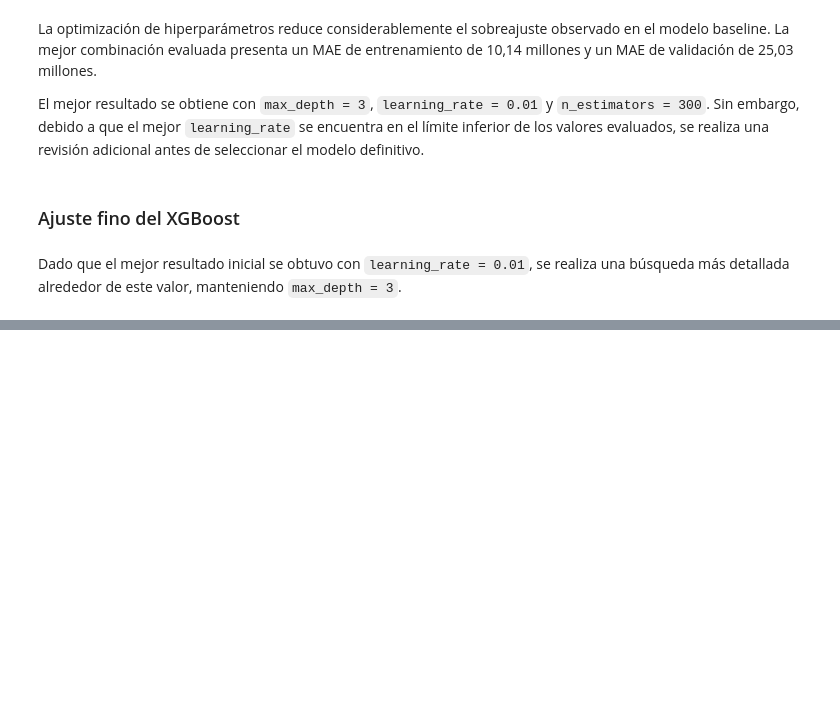
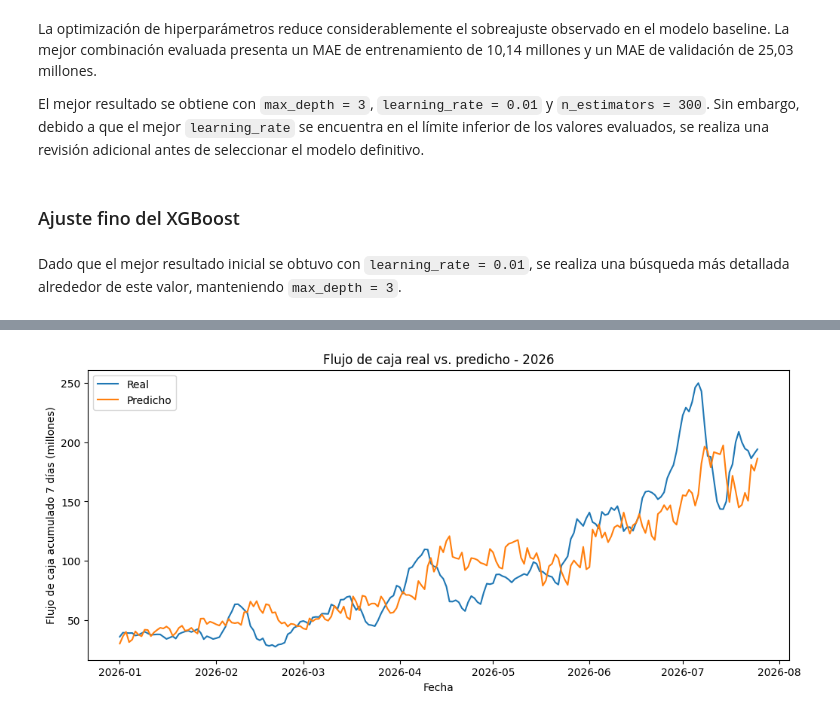
Before and after one commit to Vyena/ml_finance_teixeiradossantos, a Jupyter notebook: notebooks/Proyecto final/proyecto_flujo_caja.ipynb, the cells around one changed output, grey strips where cells are left out. Drawn from its saved outputs; the diff is of its cells as text; code cells hidden in the pictures; blank space fills up the shorter version.

Commit message:
Evalua modelo final fuera de muestra

```diff
--- a/notebooks/Proyecto final/proyecto_flujo_caja.ipynb
+++ b/notebooks/Proyecto final/proyecto_flujo_caja.ipynb
@@ -1272,0 +1328,5 @@ display(tabla_xgb.round({
+# %%
+# Predicciones sobre el período de prueba
+pred_ridge = modelo_ridge_final.predict(X_test)
+pred_rf = modelo_rf_final.predict(X_test)
+pred_xgb = modelo_xgb_final.predict(X_test)
@@ -1272,0 +1377,8 @@ display(tabla_xgb.round({
+# %%
+resultados_pred = pd.DataFrame({
+    "Fecha": test["Fecha"].values,
+    "Real": y_test.values,
+    "Predicho": pred_ridge
+})
+
+display(resultados_pred.head())
@@ -1272,0 +1392,22 @@ display(tabla_xgb.round({
+# %%
+plt.figure(figsize=(12, 5))
+
+plt.plot(
+    resultados_pred["Fecha"],
+    resultados_pred["Real"] / 1_000_000,
+    label="Real"
+)
+
+plt.plot(
+    resultados_pred["Fecha"],
+    resultados_pred["Predicho"] / 1_000_000,
+    label="Predicho"
+)
+
+plt.title("Flujo de caja real vs. predicho - 2026")
+plt.xlabel("Fecha")
+plt.ylabel("Flujo de caja acumulado 7 días (millones)")
+plt.legend()
+plt.show()
+# %% [output]
+[figure, added]
```
Also changed, not shown: parts of 20 cells of this notebook.
